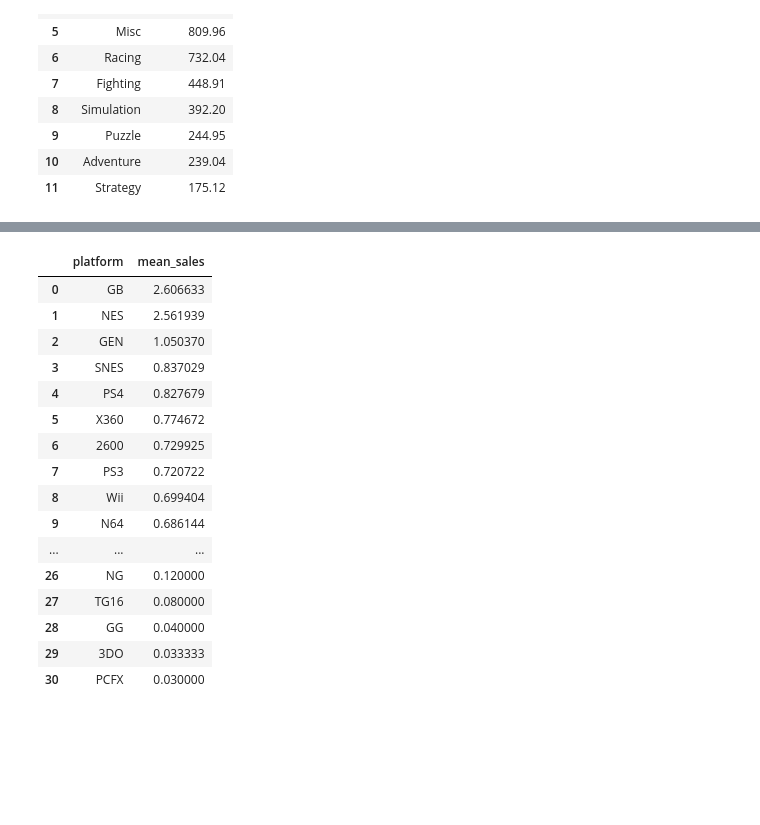
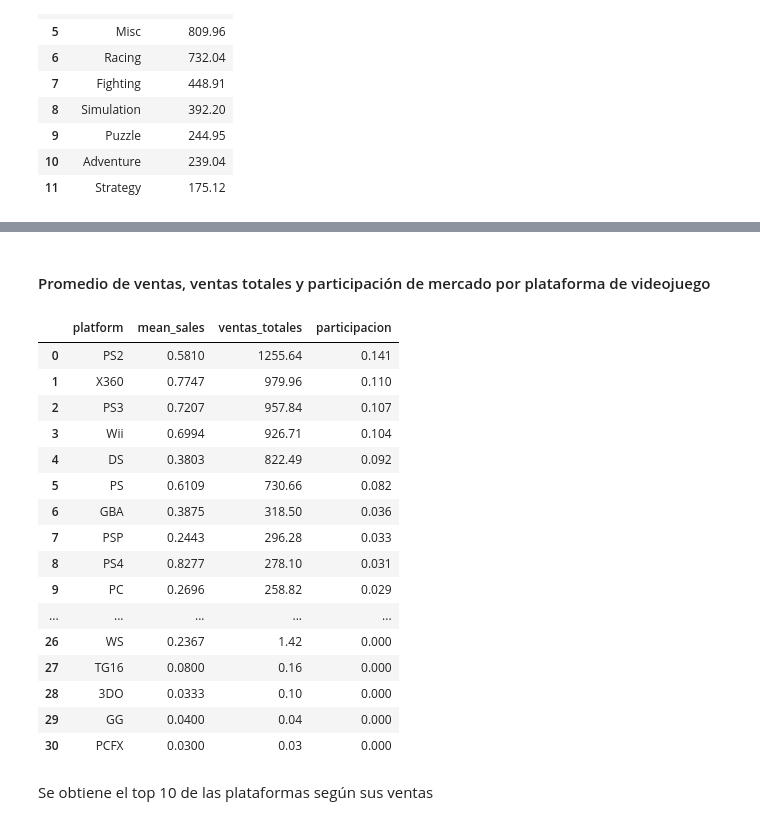
Before and after one commit to lpyo87/Ciencia_datos_Python, a Jupyter notebook: Proyecto/Proyecto_Final.ipynb, the cells around one changed output, grey strips where cells are left out. Cells and saved outputs as stored; diff of their text form; code cells hidden in the pictures; blank space fills up the shorter version.

```diff
--- a/Proyecto/Proyecto_Final.ipynb
+++ b/Proyecto/Proyecto_Final.ipynb
@@ -135,17 +126,10 @@ dataset['publisher'].fillna('Valor Nulo', inplace=True)
 # %% [markdown]
 #### Crear Dimension Producto
 # %%
-name_=pd.DataFrame(dataset['name']).drop_duplicates()
-name_.index.name='index'
-name_['id']=pd.factorize(name_['name'], sort=True)[0]+1
-name_=name_.sort_values('name', ascending=True).reset_index(drop=True)
+name_=pd.DataFrame(dataset['name']).drop_duplicates() # Se eliminan los duplicados y se convierte en DataFrame
+name_.index.name='index' #Se establecen la columna de índice
+name_['id_product']=pd.factorize(name_['name'], sort=True)[0]+1 #Se crea la columna id con valores únicos que identificarán los productos
+dim_product=name_.sort_values('name', ascending=True).reset_index(drop=True) #Se ordenan los valores y se reinician los valores de los índices.
-# %%
-
-id_product=(np.arange(1,dist_name+1,1)) ##Se crea el ID como un arreglo de 1 hasta la cantidad de valores unicos
-name=dataset['name'].unique() ##Se extraen los valores unicos
-product={'id_product':id_product,'name':name}##Se crea un diccionario con las variables anteriores
-
-dim_product=pd.DataFrame(product) ##Se convierte el diccionario en data frame
 # %% [markdown]
 #### Crear dataset de Dimension Genero
 # %%
@@ -505,28 +466,31 @@ plt.show()
+# %% [markdown]
+#### Promedio de ventas, ventas totales y participación de mercado por plataforma de videojuego
 # %%
-##PROMEDIO DE VENTAS POR PLATAFORMA DE VIDEO JUEGO
-sql_query2 = '''SELECT p.platform,AVG(f.global_sales) as Mean_Sales
+sql_query2 = '''SELECT p.platform,round(AVG(f.global_sales)::numeric,4) as Mean_Sales, round(sum(f.global_sales)::numeric, 2) as Ventas_totales, round((sum(f.global_sales) / (SELECT sum(global_sales) from fact_sales))::NUMERIC,3) as participacion
                 FROM fact_sales AS f
                 LEFT JOIN dim_plataforma AS p
                 ON f.id_plataforma=p.id_plataforma
                 GROUP BY p.platform
-                ORDER BY Mean_Sales DESC'''
+                ORDER BY Ventas_totales DESC'''
 mean_platform = pd.read_sql(sql_query2, postgres_driver)
 mean_platform
 # %% [output]
-|  | platform | mean_sales |
-| 0 | GB | 2.606633 |
-| 1 | NES | 2.561939 |
-| 2 | GEN | 1.050370 |
-| 3 | SNES | 0.837029 |
-| 4 | PS4 | 0.827679 |
-| 5 | X360 | 0.774672 |
-| 6 | 2600 | 0.729925 |
-| 7 | PS3 | 0.720722 |
-| 8 | Wii | 0.699404 |
-| 9 | N64 | 0.686144 |
-| ... | ... | ... |
-| 26 | NG | 0.120000 |
-| 27 | TG16 | 0.080000 |
-| 28 | GG | 0.040000 |
-| 29 | 3DO | 0.033333 |
-| 30 | PCFX | 0.030000 |
+|  | platform | mean_sales | ventas_totales | participacion |
+| 0 | PS2 | 0.5810 | 1255.64 | 0.141 |
+| 1 | X360 | 0.7747 | 979.96 | 0.110 |
+| 2 | PS3 | 0.7207 | 957.84 | 0.107 |
+| 3 | Wii | 0.6994 | 926.71 | 0.104 |
+| 4 | DS | 0.3803 | 822.49 | 0.092 |
+| 5 | PS | 0.6109 | 730.66 | 0.082 |
+| 6 | GBA | 0.3875 | 318.50 | 0.036 |
+| 7 | PSP | 0.2443 | 296.28 | 0.033 |
+| 8 | PS4 | 0.8277 | 278.10 | 0.031 |
+| 9 | PC | 0.2696 | 258.82 | 0.029 |
+| ... | ... | ... | ... | ... |
+| 26 | WS | 0.2367 | 1.42 | 0.000 |
+| 27 | TG16 | 0.0800 | 0.16 | 0.000 |
+| 28 | 3DO | 0.0333 | 0.10 | 0.000 |
+| 29 | GG | 0.0400 | 0.04 | 0.000 |
+| 30 | PCFX | 0.0300 | 0.03 | 0.000 |
+# %% [markdown]
+Se obtiene el top 10 de las plataformas según sus ventas
```
Also changed, not shown: parts of 40 cells of this notebook.
